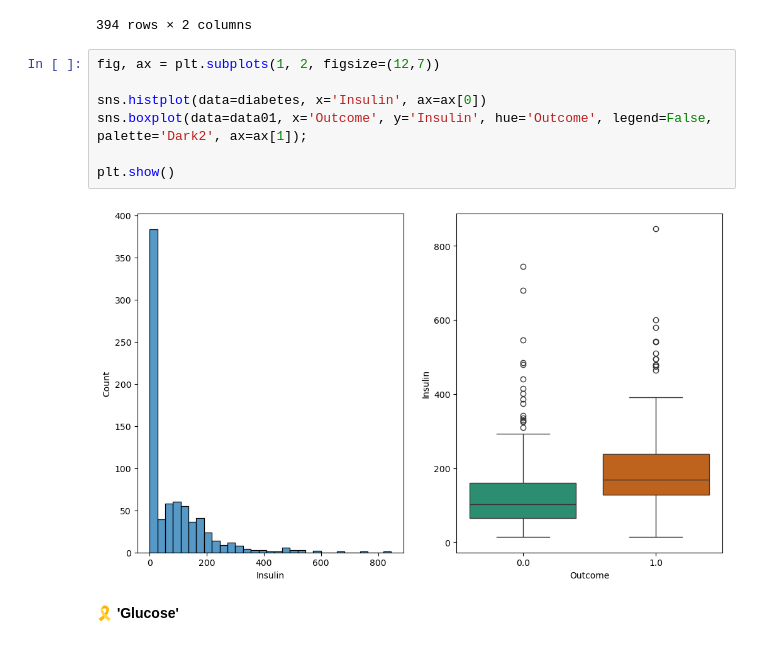
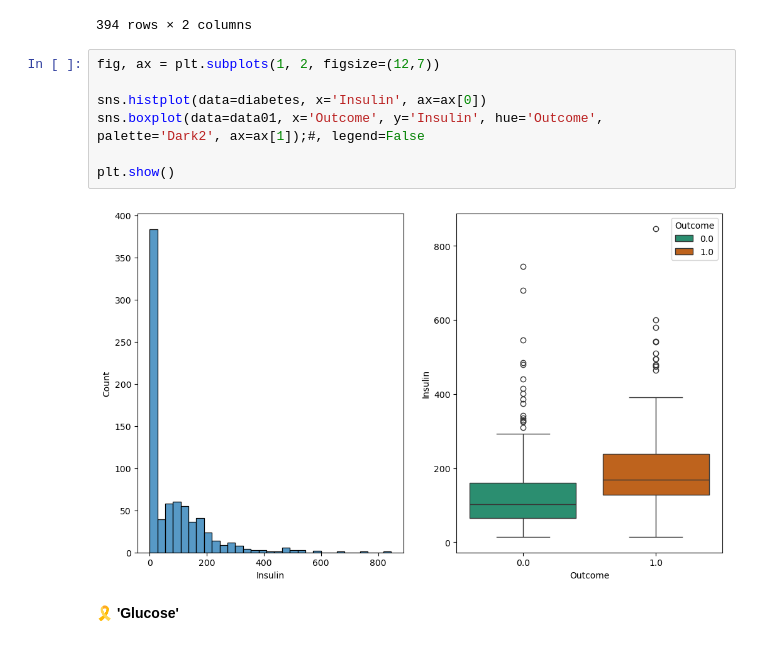
Before and after one commit to sunshinetree21/S, a Jupyter notebook: Lecture/Ch06_2_Indian_Diabetes_dataset.ipynb, the cells around one changed output. Cells and saved outputs as stored; diff of their text form.

```diff
--- a/Lecture/Ch06_2_Indian_Diabetes_dataset.ipynb
+++ b/Lecture/Ch06_2_Indian_Diabetes_dataset.ipynb
@@ -398,12 +398,12 @@ data01
 # %%
 fig, ax = plt.subplots(1, 2, figsize=(12,7))
 
 sns.histplot(data=diabetes, x='Insulin', ax=ax[0])
-sns.boxplot(data=data01, x='Outcome', y='Insulin', hue='Outcome', legend=False, palette='Dark2', ax=ax[1]);
+sns.boxplot(data=data01, x='Outcome', y='Insulin', hue='Outcome', palette='Dark2', ax=ax[1]);#, legend=False
 
 plt.show()
 # %% [output]
-[figure, old version]
+[figure, new version]
 # %% [markdown]
 🎗 __'Glucose'__
 # %%
```
Also changed, not shown: parts of 4 cells of this notebook, 4 other files.
